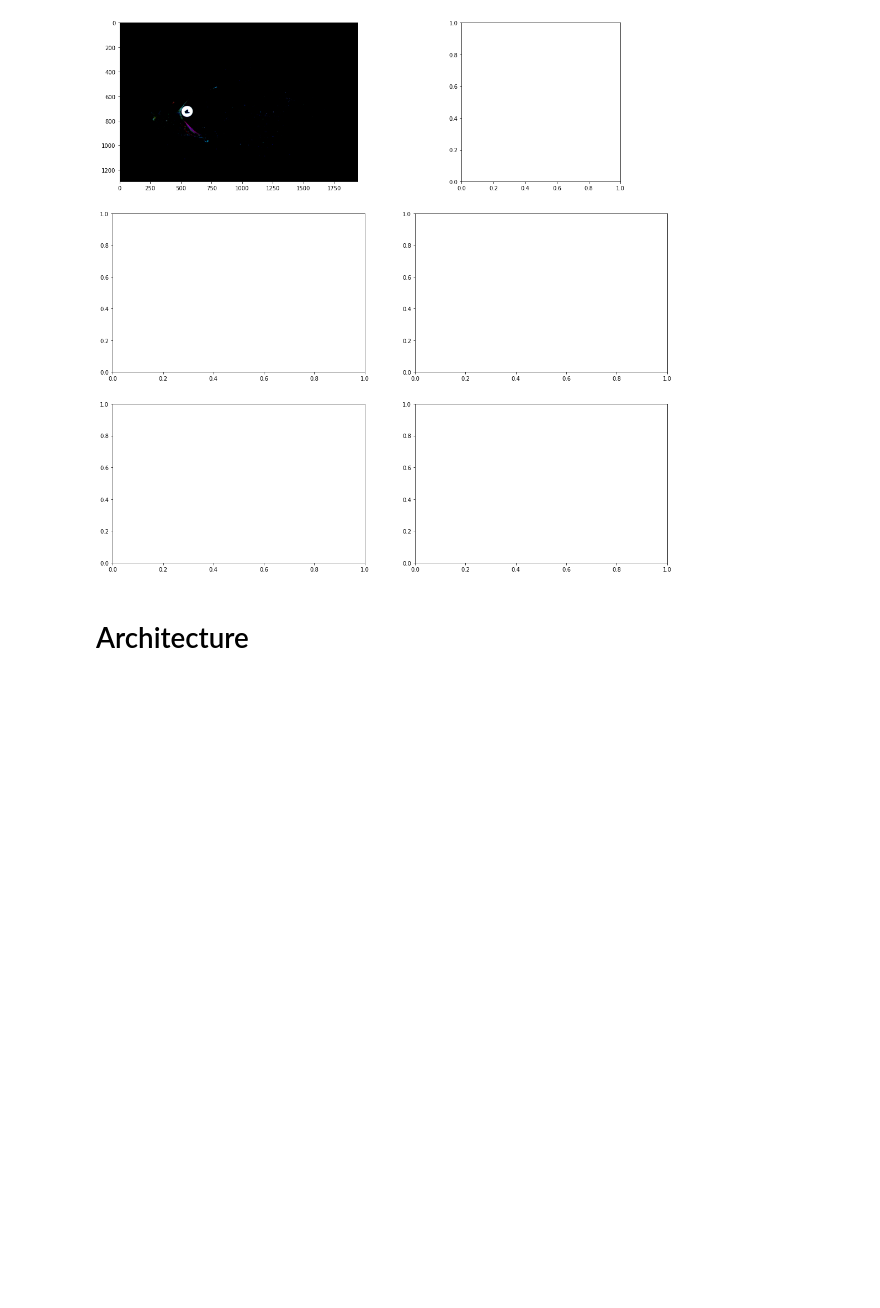
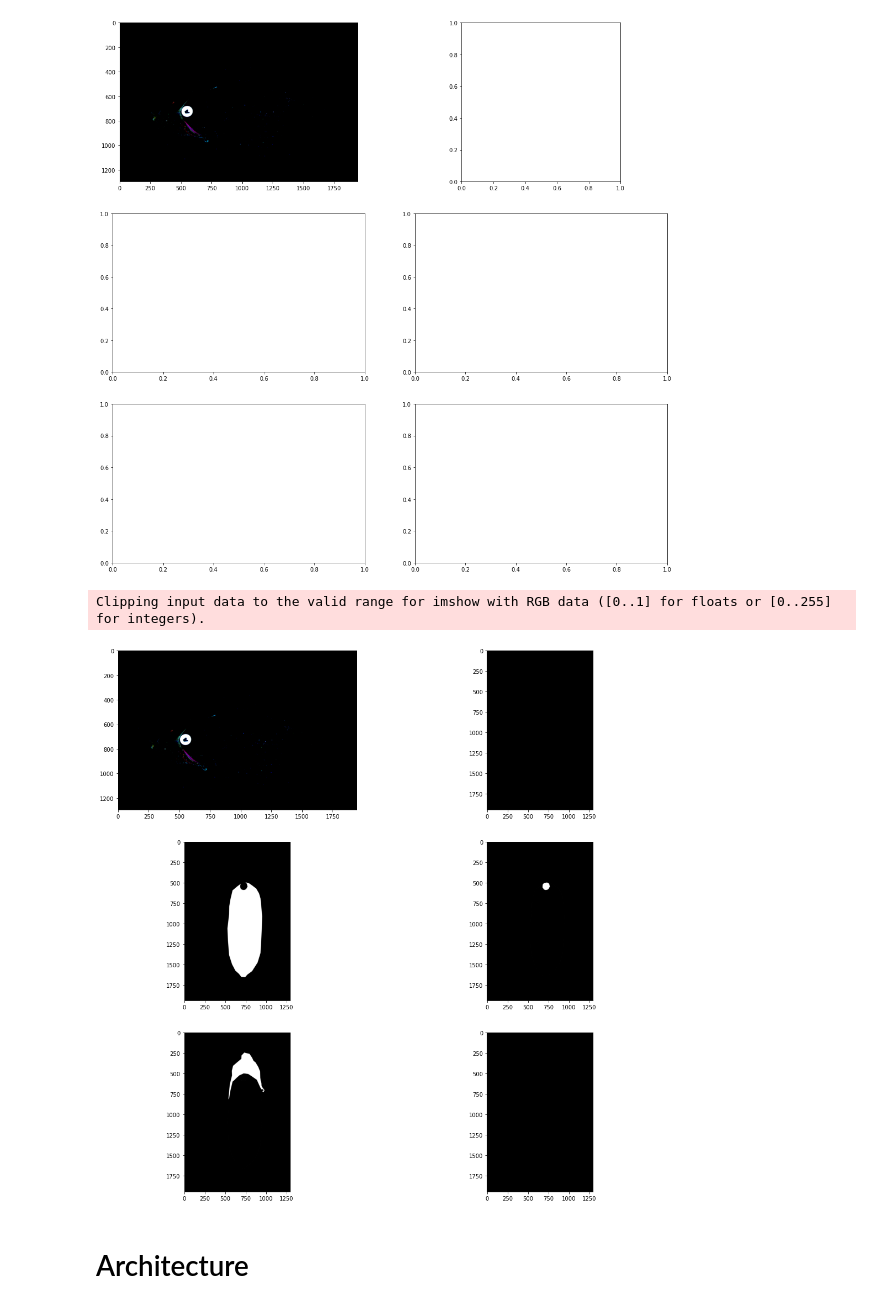
Before and after one commit to nniv-cmyk/U_net_segmentaion-for-microcracking-segmentation, a Jupyter notebook: multiclass-semantic-segmentation-pytorch.ipynb, the cells around one changed output. Saved outputs shown, nothing was run; the diff lists cells and outputs as text; code cells hidden in the pictures; blank space fills up the shorter version.

```diff
--- a/multiclass-semantic-segmentation-pytorch.ipynb
+++ b/multiclass-semantic-segmentation-pytorch.ipynb
@@ -194,6 +194,21 @@ mask: (3, 1944, 1296)
 Clipping input data to the valid range for imshow with RGB data ([0..1] for floats or [0..255] for integers).
 TypeError: Invalid shape (3, 1944, 1296) for image data
 [figure]
+# %%
+fig , ax =  plt.subplots(3, 2, figsize=(18, 18))
+ax[0][0].imshow(img1)
+ax[0][1].imshow(np.zeros_like(mask1[0]), cmap='gray') # Empty image as placeholder
+
+# Plot each mask channel separately
+ax[1][0].imshow(mask1[0], cmap='gray')
+ax[1][1].imshow(mask1[1], cmap='gray')
+ax[2][0].imshow(mask1[2], cmap='gray')
+ax[2][1].imshow(np.zeros_like(mask1[0]), cmap='gray') # Empty image as placeholder
+
+plt.show()
+# %% [output]
+Clipping input data to the valid range for imshow with RGB data ([0..1] for floats or [0..255] for integers).
+[figure, added]
 # %% [markdown]
 # Architecture
 # %%
```
